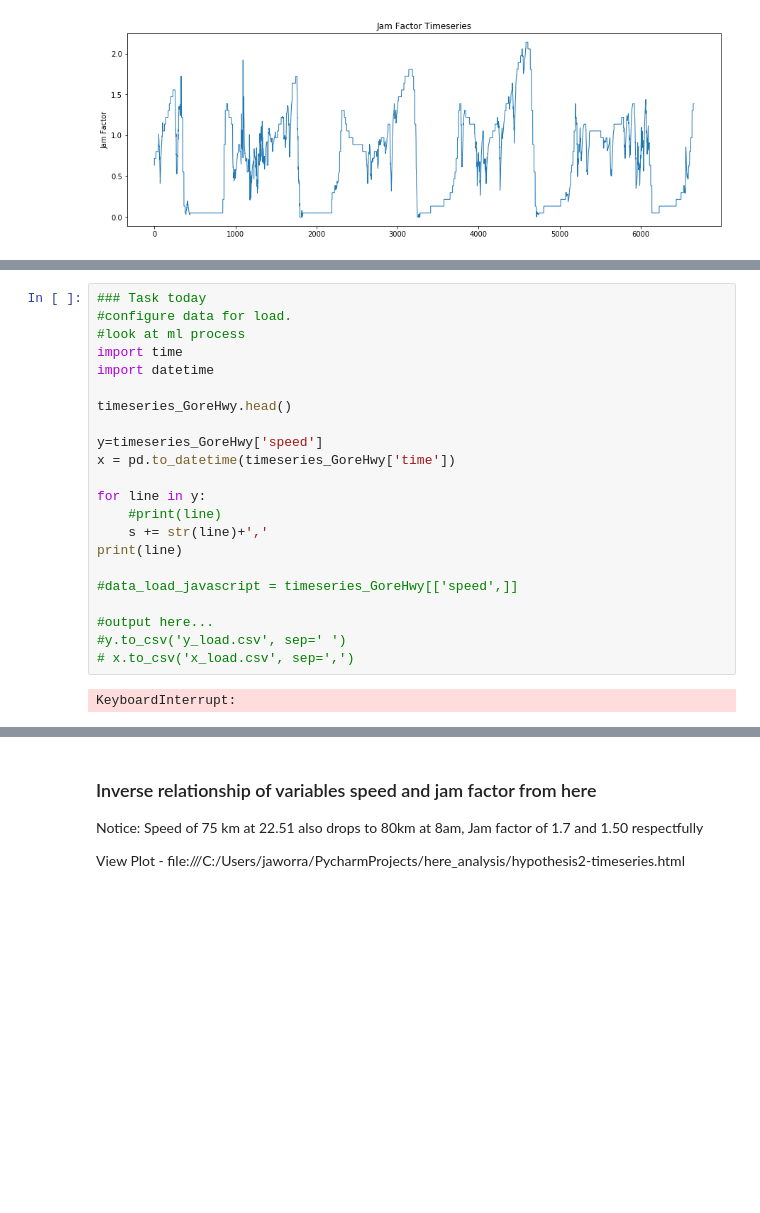
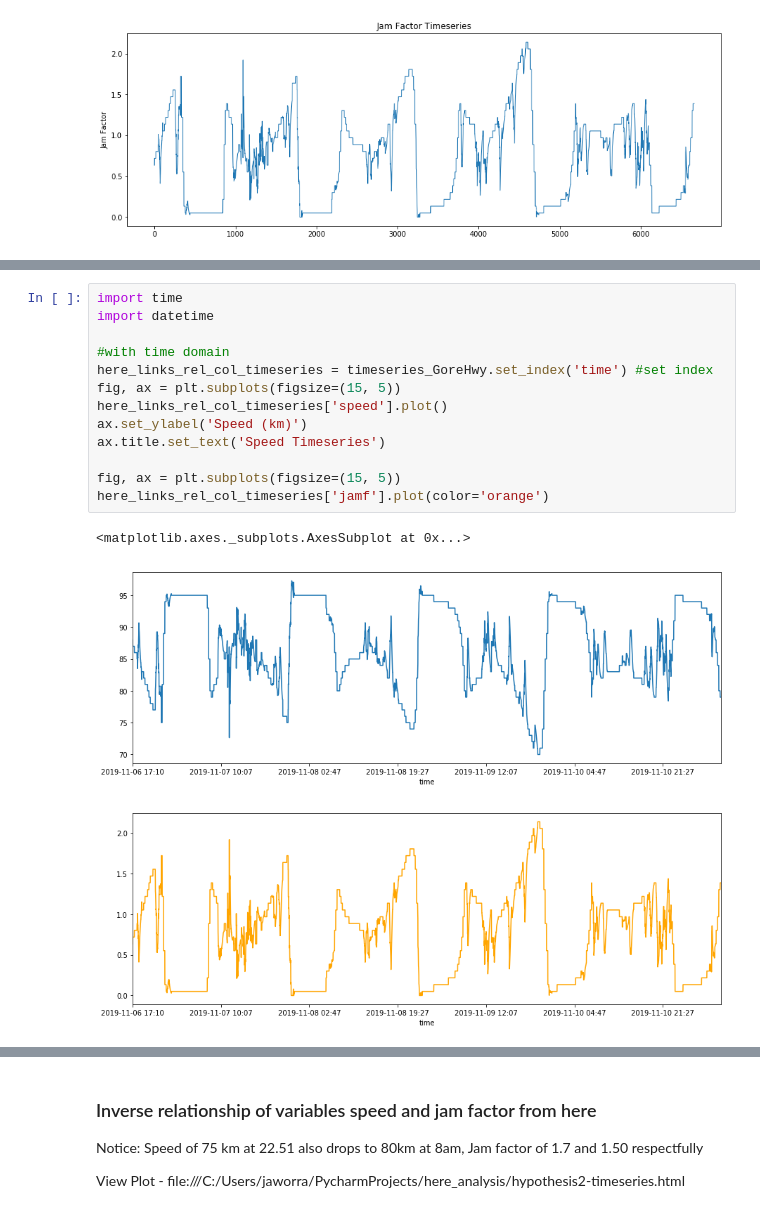
Before and after one commit to jaworra/Crowd-Source-HERE, a Jupyter notebook: hypothesis2-detecting start end roadworks.ipynb, the cells around one changed output, grey strips where cells are left out. Saved outputs shown, nothing was run; the diff lists cells and outputs as text; blank space fills up the shorter version.

```diff
--- a/hypothesis2-detecting start end roadworks.ipynb
+++ b/hypothesis2-detecting start end roadworks.ipynb
@@ -70,24 +43,17 @@ Name: time, Length: 6660, dtype: datetime64[ns]
-# %%
-### Task today
-#configure data for load.
-#look at ml process
-import time
-import datetime
-
-timeseries_GoreHwy.head()
-
-y=timeseries_GoreHwy['speed']
-x = pd.to_datetime(timeseries_GoreHwy['time'])
-
-for line in y:
-    #print(line)
-    s += str(line)+','
-print(line)
-
-#data_load_javascript = timeseries_GoreHwy[['speed',]]
-
-#output here...
-#y.to_csv('y_load.csv', sep=' ')
-# x.to_csv('x_load.csv', sep=',')
-# %% [output]
-KeyboardInterrupt:
+# %%
+import time
+import datetime
+
+#with time domain
+here_links_rel_col_timeseries = timeseries_GoreHwy.set_index('time') #set index
+fig, ax = plt.subplots(figsize=(15, 5))
+here_links_rel_col_timeseries['speed'].plot()
+ax.set_ylabel('Speed (km)')
+ax.title.set_text('Speed Timeseries')
+
+fig, ax = plt.subplots(figsize=(15, 5))
+here_links_rel_col_timeseries['jamf'].plot(color='orange')
+# %% [output]
+<matplotlib.axes._subplots.AxesSubplot at 0x...>
+[figure, added]
+[figure, added]
```
Also changed, not shown: parts of 2 cells of this notebook.
